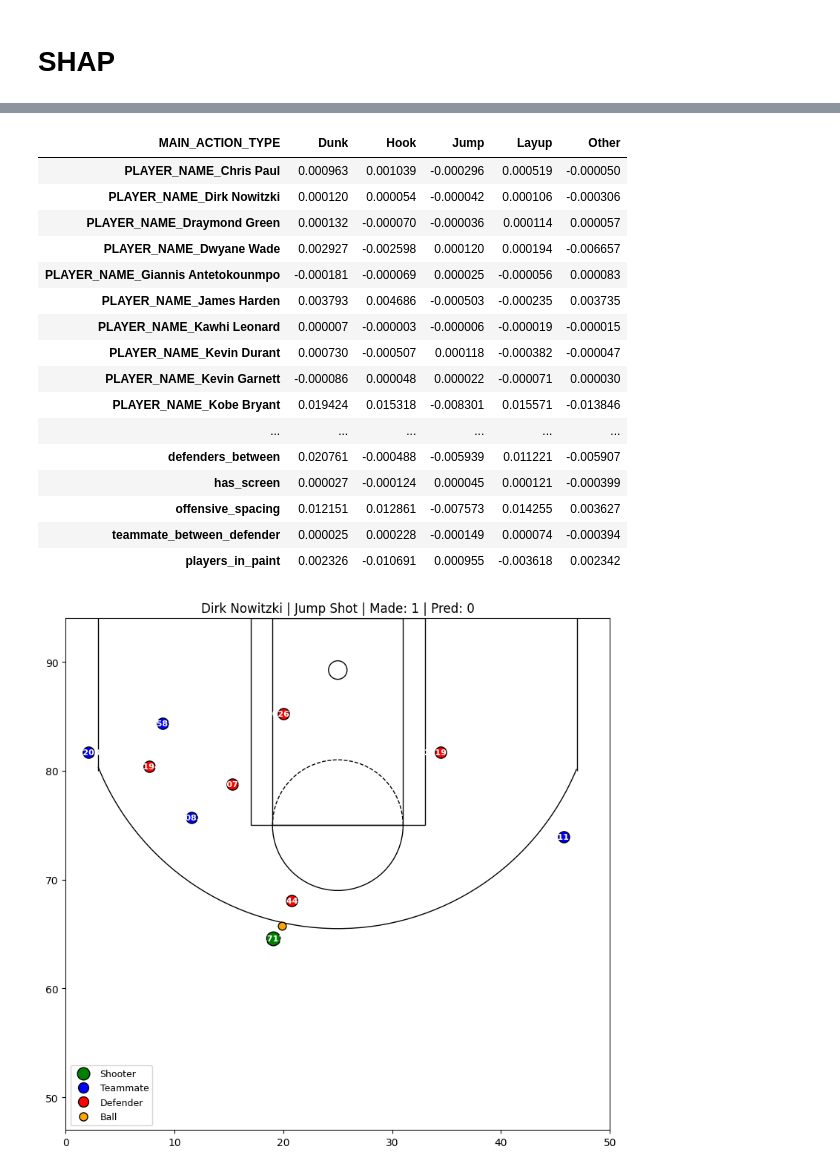
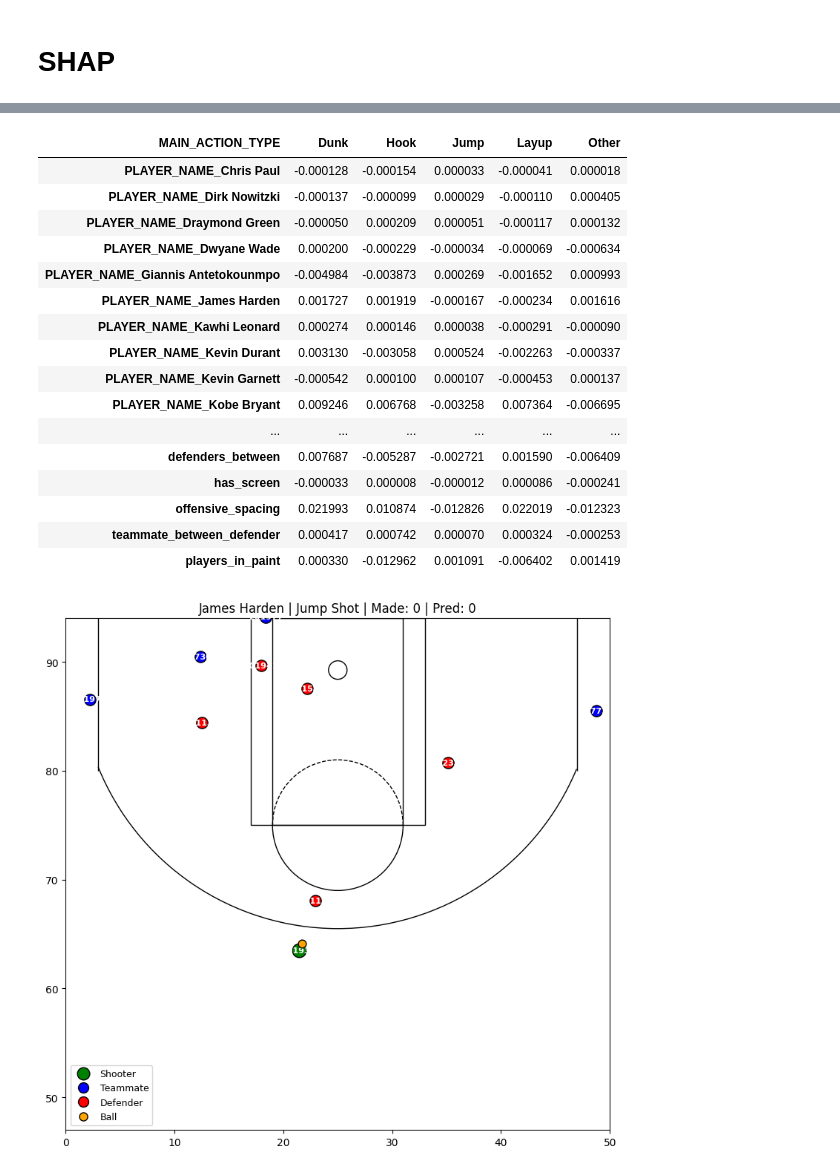
Before and after one commit to ds-training-nba/nba_shot_predictions, a Jupyter notebook: notebooks/trajectory_tests/train_model.ipynb, the cells around one changed output, grey strips where cells are left out. Drawn from its saved outputs; the diff is of its cells as text; code cells hidden in the pictures.

```diff
--- a/notebooks/trajectory_tests/train_model.ipynb
+++ b/notebooks/trajectory_tests/train_model.ipynb
@@ -56,7 +56,7 @@ y_test = data_test['SHOT_MADE_FLAG']
 
 feature_set_reduced = ['shooter_x', 'shooter_y', 'shot_angle', 'distance_to_basket_tracking', 'nearest_defender_dist',
     'avg_defender_dist', 'defenders_within_3ft', 'defenders_within_5ft', 'defenders_within_7ft',
-   'offensive_spacing_area', 'shooter_speed', 'defender_closing_speed',
+    'shooter_speed', 'defender_closing_speed',
     'nearest_teammate_distance', 'defenders_between', 'has_screen', 'offensive_spacing', 'teammate_between_defender', 'players_in_paint']
 
 def select_features(df_):
@@ -386,8 +390,8 @@ weighted avg       0.57      0.57      0.56      1640
 # %% [markdown]
 # Old model
 # %%
-data_train_old = pd.read_parquet(r"../../data/trajectory_tests/train_old.parquet")
-data_test_old = pd.read_parquet(r"../../data/trajectory_tests/test_old.parquet")
+data_train_old = pd.read_parquet(r"../../data/trajectory_tests/train_old_v2.parquet")
+data_test_old = pd.read_parquet(r"../../data/trajectory_tests/test_old_v2.parquet")
 
 X_train_old = data_train_old.drop('SHOT_MADE_FLAG', axis=1)
 y_train_old = data_train_old['SHOT_MADE_FLAG']
@@ -659,8 +664,8 @@ accuracy = 0.615
 # %% [markdown]
 # Combined
 # %%
-data_train = pd.read_parquet(r"../../data/trajectory_tests/train_new.parquet")
-data_test = pd.read_parquet(r"../../data/trajectory_tests/test_new.parquet")
+data_train = pd.read_parquet(r"../../data/trajectory_tests/train_new_20_players_v2.parquet")
+data_test = pd.read_parquet(r"../../data/trajectory_tests/test_new_20_players_v2.parquet")
 
 X_train = data_train.drop('SHOT_MADE_FLAG', axis=1)
 y_train = data_train['SHOT_MADE_FLAG']
@@ -938,5 +933,6 @@ shap.summary_plot(shap_values, X_train_sel, plot_type="bar")
 # %%
-i = 531  # sample index
+#i = 531  # sample index
+i=np.random.randint(len(X_train.index))
 
 print(f"Predicted: {y_pred_train[i]}, Proba: {y_proba_train[i,1]}, actual: {y_train.iloc[i]}")
 
@@ -959,22 +955,22 @@ df_shap["MAIN_ACTION_TYPE"] = X_eval["MAIN_ACTION_TYPE"]
 df_shap.groupby("MAIN_ACTION_TYPE").mean().T
 # %% [output]
 | MAIN_ACTION_TYPE | Dunk | Hook | Jump | Layup | Other |
-| PLAYER_NAME_Chris Paul | 0.000963 | 0.001039 | -0.000296 | 0.000519 | -0.000050 |
-| PLAYER_NAME_Dirk Nowitzki | 0.000120 | 0.000054 | -0.000042 | 0.000106 | -0.000306 |
-| PLAYER_NAME_Draymond Green | 0.000132 | -0.000070 | -0.000036 | 0.000114 | 0.000057 |
-| PLAYER_NAME_Dwyane Wade | 0.002927 | -0.002598 | 0.000120 | 0.000194 | -0.006657 |
-| PLAYER_NAME_Giannis Antetokounmpo | -0.000181 | -0.000069 | 0.000025 | -0.000056 | 0.000083 |
-| PLAYER_NAME_James Harden | 0.003793 | 0.004686 | -0.000503 | -0.000235 | 0.003735 |
-| PLAYER_NAME_Kawhi Leonard | 0.000007 | -0.000003 | -0.000006 | -0.000019 | -0.000015 |
-| PLAYER_NAME_Kevin Durant | 0.000730 | -0.000507 | 0.000118 | -0.000382 | -0.000047 |
-| PLAYER_NAME_Kevin Garnett | -0.000086 | 0.000048 | 0.000022 | -0.000071 | 0.000030 |
-| PLAYER_NAME_Kobe Bryant | 0.019424 | 0.015318 | -0.008301 | 0.015571 | -0.013846 |
+| PLAYER_NAME_Chris Paul | -0.000128 | -0.000154 | 0.000033 | -0.000041 | 0.000018 |
+| PLAYER_NAME_Dirk Nowitzki | -0.000137 | -0.000099 | 0.000029 | -0.000110 | 0.000405 |
+| PLAYER_NAME_Draymond Green | -0.000050 | 0.000209 | 0.000051 | -0.000117 | 0.000132 |
+| PLAYER_NAME_Dwyane Wade | 0.000200 | -0.000229 | -0.000034 | -0.000069 | -0.000634 |
+| PLAYER_NAME_Giannis Antetokounmpo | -0.004984 | -0.003873 | 0.000269 | -0.001652 | 0.000993 |
+| PLAYER_NAME_James Harden | 0.001727 | 0.001919 | -0.000167 | -0.000234 | 0.001616 |
+| PLAYER_NAME_Kawhi Leonard | 0.000274 | 0.000146 | 0.000038 | -0.000291 | -0.000090 |
+| PLAYER_NAME_Kevin Durant | 0.003130 | -0.003058 | 0.000524 | -0.002263 | -0.000337 |
+| PLAYER_NAME_Kevin Garnett | -0.000542 | 0.000100 | 0.000107 | -0.000453 | 0.000137 |
+| PLAYER_NAME_Kobe Bryant | 0.009246 | 0.006768 | -0.003258 | 0.007364 | -0.006695 |
 | ... | ... | ... | ... | ... | ... |
-| defenders_between | 0.020761 | -0.000488 | -0.005939 | 0.011221 | -0.005907 |
-| has_screen | 0.000027 | -0.000124 | 0.000045 | 0.000121 | -0.000399 |
-| offensive_spacing | 0.012151 | 0.012861 | -0.007573 | 0.014255 | 0.003627 |
-| teammate_between_defender | 0.000025 | 0.000228 | -0.000149 | 0.000074 | -0.000394 |
-| players_in_paint | 0.002326 | -0.010691 | 0.000955 | -0.003618 | 0.002342 |
+| defenders_between | 0.007687 | -0.005287 | -0.002721 | 0.001590 | -0.006409 |
+| has_screen | -0.000033 | 0.000008 | -0.000012 | 0.000086 | -0.000241 |
+| offensive_spacing | 0.021993 | 0.010874 | -0.012826 | 0.022019 | -0.012323 |
+| teammate_between_defender | 0.000417 | 0.000742 | 0.000070 | 0.000324 | -0.000253 |
+| players_in_paint | 0.000330 | -0.012962 | 0.001091 | -0.006402 | 0.001419 |
 # %%
 import matplotlib.pyplot as plt
 from matplotlib.patches import Circle, Rectangle, Arc
@@ -1286,8 +1282,8 @@ def plot_shot_frame(
     plt.show()
 # %%
 #idx=np.random.randint(len(X_train.index))
-idx = 531
+idx = i
 
 plot_shot_frame(X_train, y_train, y_pred_train, idx=idx)
 # %% [output]
-[figure, old version]
+[figure, new version]
```
Also changed, not shown: parts of 13 cells of this notebook.
